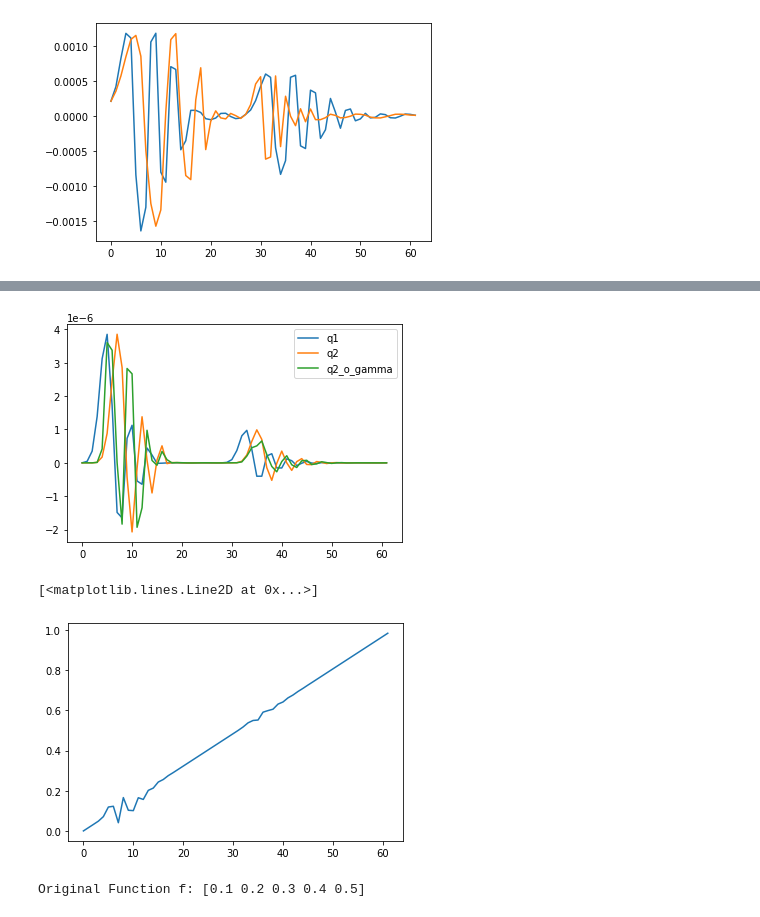
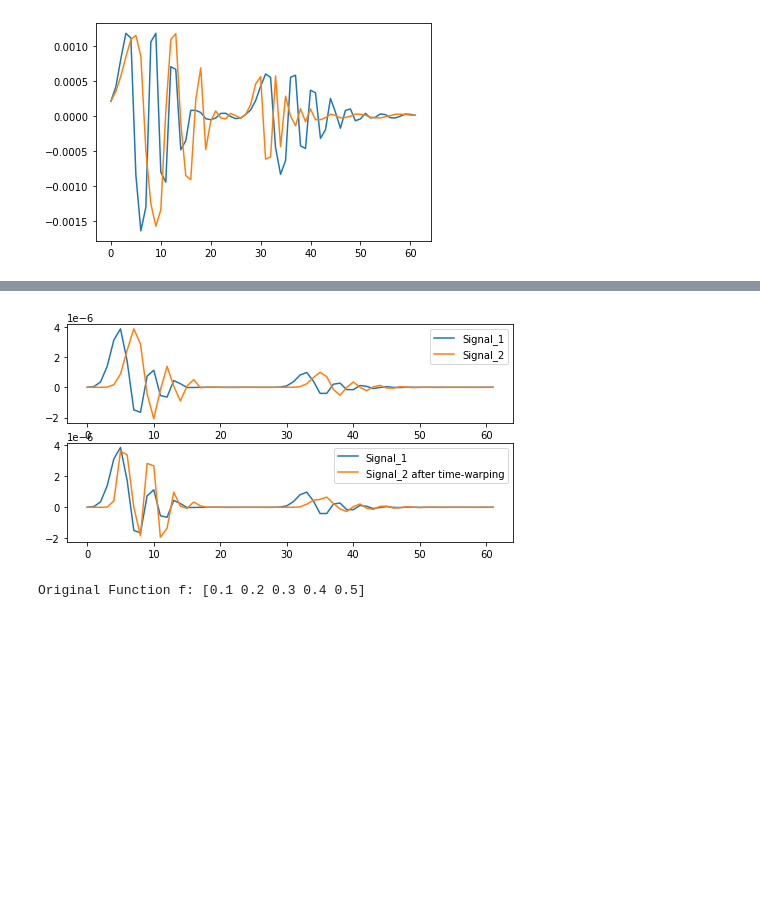
Before and after one commit to A-Big-Tortoise/NRSR_Research, a Jupyter notebook: Code/Week8/draft.ipynb, the cells around one changed output, grey strips where cells are left out. Cells and saved outputs as stored; diff of their text form; code cells hidden in the pictures; blank space fills up the shorter version.

```diff
--- a/Code/Week8/draft.ipynb
+++ b/Code/Week8/draft.ipynb
@@ -345,16 +185,0 @@ array([0.1, 0.3, 0.5, 0.5, 0.5])
-# %%
-import numpy as np
-from scipy.optimize import minimize
-
-def objective(arguments):
-    gamma_, q1, q2, time = arguments[0], arguments[1], arguments[2], arguments[3]
-    q2_o_gamma = np.interp(gamma_, time, q2)
-    distance_measure = np.linalg.norm(q1 - q2_o_gamma * np.sqrt(gamma_))
-    return distance_measure
-
-q1 = compute_srvf(pieces[0])
-q2 = compute_srvf(pieces[2])
-time = np.linspace(0, 1, len(q1))
-initial_guess_for_r = np.linspace(0, 1, len(q1),endpoint=True)  # 微分同胚映射γ的初始猜测
-args = [initial_guess_for_r, q1, q2, time]
-result = minimize(objective, initial_guess_for_r)
@@ -411,44 +231,45 @@ plt.plot(q2_aligned)
 # %%
 import numpy as np
 from scipy.optimize import minimize
 
 def objective(argument):
     gamma_ = argument
     q2_o_gamma = np.interp(gamma_, time, q2)
-    distance_measure = np.linalg.norm(q1 - q2_o_gamma * np.sqrt(np.gradient(gamma_)))
+    # distance_measure = np.linalg.norm(q1 - q2_o_gamma * np.sqrt(np.gradient(gamma_)))
+    distance_measure = np.linalg.norm(q1 - q2_o_gamma * np.sqrt(gamma_))
     # distance_measure = np.linalg.norm(q1 - q2_o_gamma)
     return distance_measure
 
 idx = 1
-q1 = compute_srvf(pieces[idx])
-q2 = compute_srvf(pieces[idx+8])
-# q1 = pieces[idx]
-# q2 = pieces[idx+5]
+# q1 = compute_srvf(pieces[idx])
+# q2 = compute_srvf(pieces[idx+8])
+q1 = pieces[idx]
+q2 = pieces[idx+5]
+
 time = np.linspace(0, 1, len(q1))
-initial_guess_for_r = np.linspace(0, 1, len(q1),endpoint=False)  # 微分同胚映射γ的初始猜测
+initial_guess_for_r = np.linspace(0, 1, len(q1),endpoint=False)
 result = minimize(objective, initial_guess_for_r)
 gamma_ = result.x
 q2_o_gamma = np.interp(gamma_, time, q2)
 # q2_ = q2_o_gamma * np.sqrt(gamma_)
-plt.plot(q1, label='q1')
-plt.plot(q2, label='q2')
-plt.plot(q2_o_gamma, label='q2_o_gamma')
-# plt.plot(q2_, label='q2_')
+
+plt.subplots(2, 1, figsize=(8, 4))
+plt.subplot(2, 1, 1)
+plt.plot(q1, label='Signal_1')
+plt.plot(q2, label='Signal_2')
 plt.legend()
+plt.subplot(2, 1, 2)
+plt.plot(q1, label='Signal_1')
+plt.plot(q2_o_gamma, label='Signal_2 after time-warping')
+plt.legend()
+plt.savefig('./pic/Time_warping.jpg', dpi=300)
 plt.show()
-
 # plt.plot(pieces[idx][0] + np.cumsum(q1 * np.abs(q1)), label='f1')
 # plt.plot(pieces[idx+2][0] + np.cumsum(q2 * np.abs(q2)), label='f2')
 # # plt.plot(pieces[idx+2][0] + np.cumsum(q2_ * np.abs(q2_)), label='f2_')
 # plt.plot(pieces[idx+2][0] + np.cumsum(q2_o_gamma * np.abs(q2_o_gamma)), label='f2_o_gamma')
-# # plt.plot(q2_, label='q2_')
-# plt.legend()
-# plt.show()
-plt.plot(gamma_)
 # %% [output]
-[figure, old version]
+[figure, new version]
-[<matplotlib.lines.Line2D at 0x...>]
-[figure, removed]
 # %%
 import numpy as np
 
```
Also changed, not shown: parts of 14 cells of this notebook, 54 other files.
